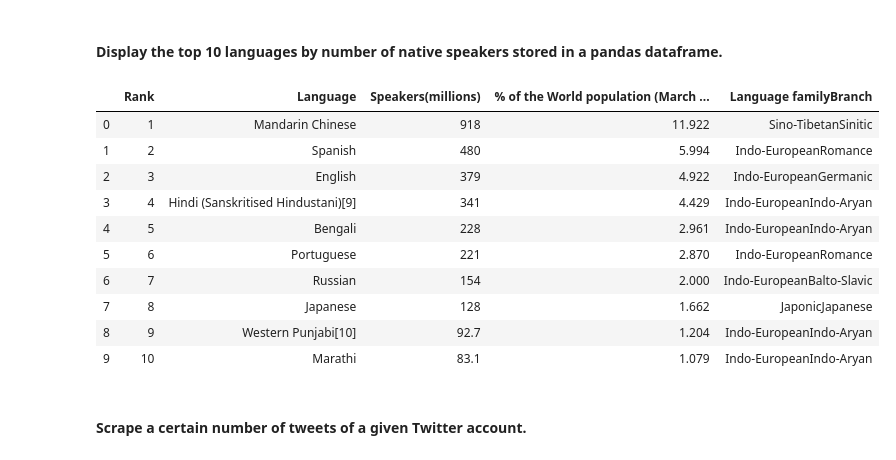
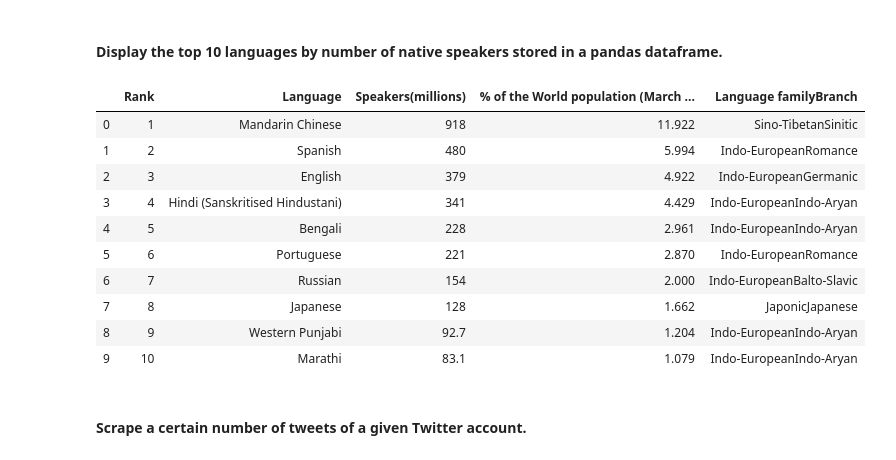
Before and after one commit to ta-data-lis/lab-web-scraping, a Jupyter notebook: your-code/main.ipynb, the cells around one changed output. Drawn from its saved outputs; the diff is of its cells as text; code cells hidden in the pictures.

```diff
--- a/your-code/main.ipynb
+++ b/your-code/main.ipynb
@@ -299,27 +323,29 @@ soup = BeautifulSoup(html, "lxml")
 # %%
 # Tag: tbody
 table_body = soup.find_all('tbody')[0]
 
 rows = table_body.find_all('tr')
 rows_clean = [row.text.replace('\n', ' ').replace('\xa0', '').split('  ') for row in rows]
 
+
 # dataframe
 
 import pandas as pd
 
 df = pd.DataFrame(rows_clean[1:11], columns = rows_clean[0])
+df['Language'] = df['Language'].apply(lambda x: x.split('[')[0])
 df
 # %% [output]
 |  | Rank | Language | Speakers(millions) | % of the World population (March ... | Language familyBranch |
 | 0 | 1 | Mandarin Chinese | 918 | 11.922 | Sino-TibetanSinitic |
 | 1 | 2 | Spanish | 480 | 5.994 | Indo-EuropeanRomance |
 | 2 | 3 | English | 379 | 4.922 | Indo-EuropeanGermanic |
-| 3 | 4 | Hindi (Sanskritised Hindustani)[9] | 341 | 4.429 | Indo-EuropeanIndo-Aryan |
+| 3 | 4 | Hindi (Sanskritised Hindustani) | 341 | 4.429 | Indo-EuropeanIndo-Aryan |
 | 4 | 5 | Bengali | 228 | 2.961 | Indo-EuropeanIndo-Aryan |
 | 5 | 6 | Portuguese | 221 | 2.870 | Indo-EuropeanRomance |
 | 6 | 7 | Russian | 154 | 2.000 | Indo-EuropeanBalto-Slavic |
 | 7 | 8 | Japanese | 128 | 1.662 | JaponicJapanese |
-| 8 | 9 | Western Punjabi[10] | 92.7 | 1.204 | Indo-EuropeanIndo-Aryan |
+| 8 | 9 | Western Punjabi | 92.7 | 1.204 | Indo-EuropeanIndo-Aryan |
 | 9 | 10 | Marathi | 83.1 | 1.079 | Indo-EuropeanIndo-Aryan |
 # %% [markdown]
 #### Scrape a certain number of tweets of a given Twitter account.
```
Also changed, not shown: parts of 15 cells of this notebook.
